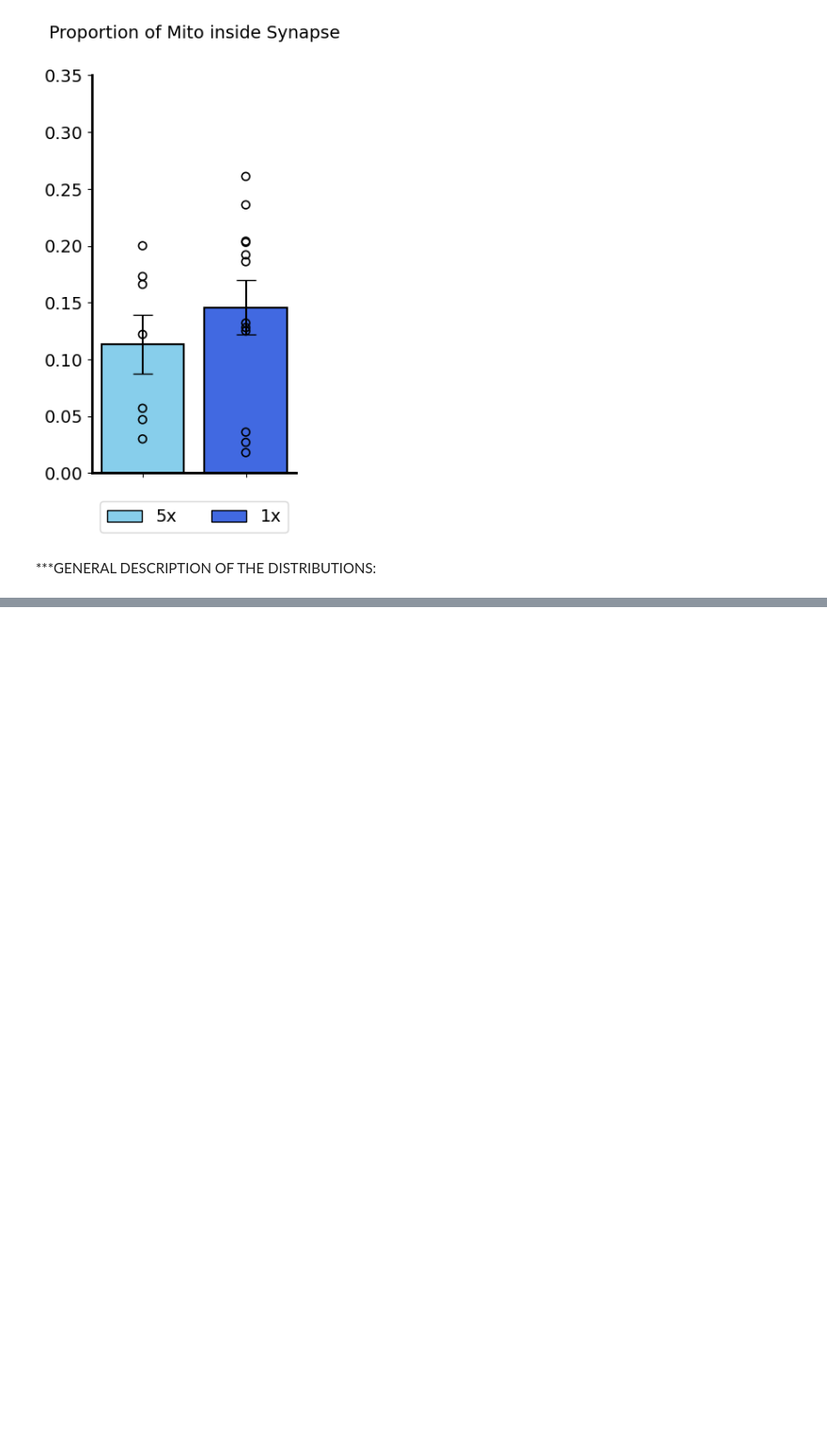
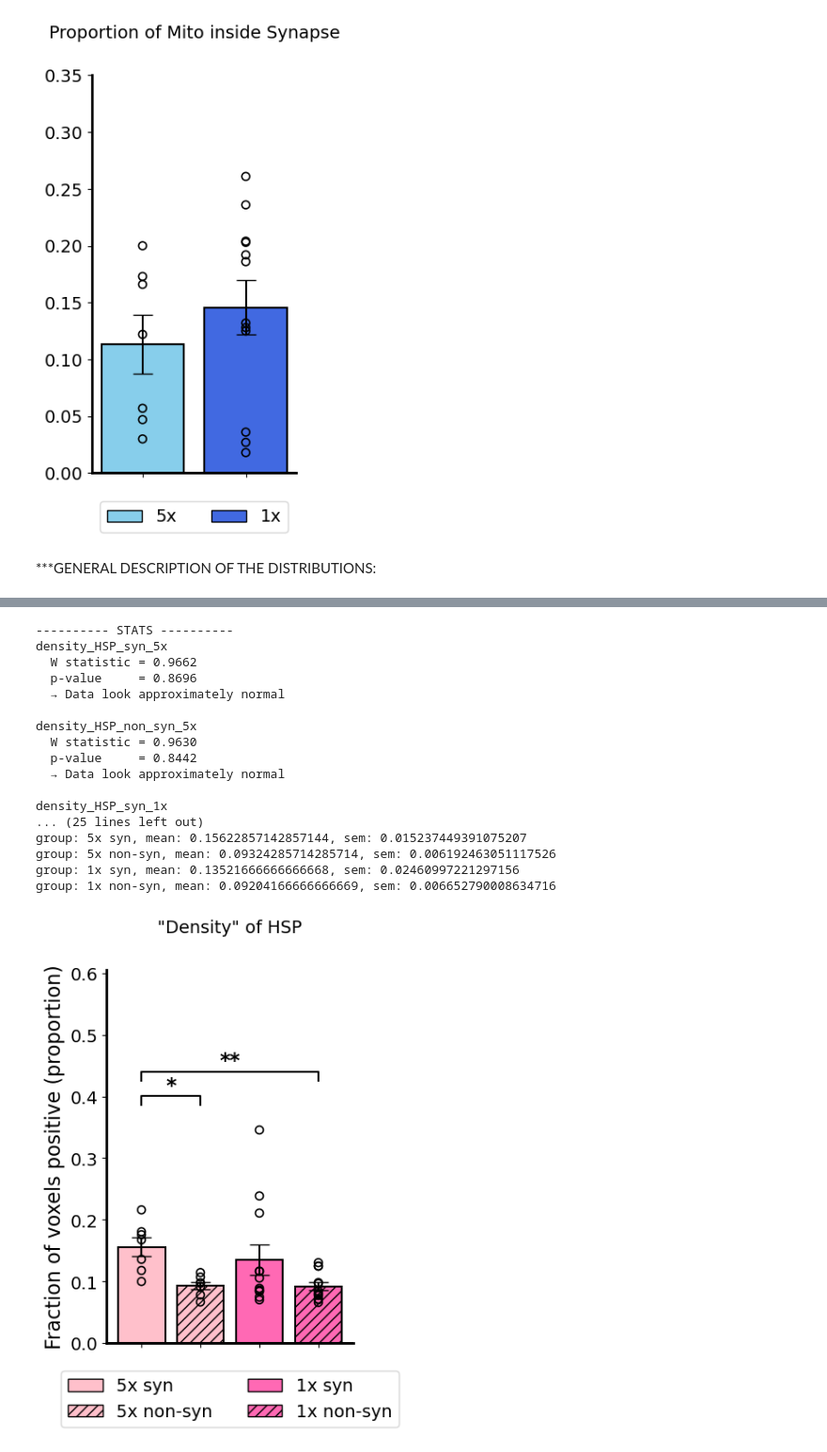
Before and after one commit to gmalagonv/confocal, a Jupyter notebook: analysis_notebooks/pooled_results.ipynb, the cells around one changed output, grey strips where cells are left out. Shown at 94% size. Cells and saved outputs as stored; diff of their text form; code cells hidden in the pictures; blank space fills up the shorter version.

Commit message:
allmost all plots there. Better explanations

```diff
--- a/analysis_notebooks/pooled_results.ipynb
+++ b/analysis_notebooks/pooled_results.ipynb
@@ -392,7 +380,7 @@ for jj, col in enumerate(colmns2plot):
     bar_color = colors[jj]#colors[j][:len(colmns2plot)] * len(key_group)
     title = titles[jj]
 
-    fast_plotter(new_col_list, df= all_df, ylabel='',  labels=ks, bar_color=bar_color, title=title, quietStats=False, figsize=(3,6), legend=True)
+    fast_plotter(new_col_list, df= all_df, ylabel='', ylim=[0,0.35], labels=ks, bar_color=bar_color, title=title,title_font_size=14, quietStats=False, figsize=(3,6), legend=True)
 # %% [output]
    prop_MB-HSP_in_syn_5x  prop_MB-HSP_in_syn_1x
 0                  0.193                  0.251
@@ -545,0 +423,75 @@ group: density_Mito_non_syn_1x, mean: 0.14944166666666667, sem: 0.00365219855606
+# %%
+# density_HSP_* / density_Mito_* are defined in colocalization.py as
+# (channel-positive voxels) / (voxels in that compartment) -- i.e. the fraction of
+# the synaptic/non-synaptic compartment's volume that is channel-positive. That's a
+# dimensionless proportion (0-1), not a physical density -- labelled accordingly below,
+# and "Density" is kept in quotes in the titles for the same reason.
+#
+# Uses fast_plotter (not plot_bars_with_sem3) so significance testing runs
+# automatically (normality/variance checks -> ANOVA+Tukey or Mann-Whitney/Kruskal as
+# appropriate, with significance brackets drawn on the plot).
+
+df_dict = df_separator(pooled)
+
+density_ylabel = 'Fraction of voxels positive (proportion)'
+bar_labels = ['5x syn', '5x non-syn', '1x syn', '1x non-syn']
+
+def _build_all_df(col_syn, col_non_syn):
+    col_data = {}
+    new_col_list = []
+    for k in ['5x', '1x']:
+        df_k = df_dict[k]
+        for col in (col_syn, col_non_syn):
+            new_col = f"{col}_{k}"
+            new_col_list.append(new_col)
+            col_data[new_col] = df_k[col].reset_index(drop=True)
+    return pd.concat(col_data, axis=1), new_col_list
+
+all_df_hsp, cols_hsp = _build_all_df('density_HSP_syn', 'density_HSP_non_syn')
+all_df_mito, cols_mito = _build_all_df('density_Mito_syn', 'density_Mito_non_syn')
+
+# Shared y-limit across both figures: take the larger data max of the two (nanmax --
+# a sample with zero synaptic or non-synaptic voxels gets NaN from colocalization.py's
+# density calculation, and plain .max() would propagate that NaN into the axis limit),
+# and reserve headroom using the same formula fast_plotter itself uses for
+# significance brackets (data_max + 0.1 + 0.04 per bracket), capped at up to 4
+# brackets so it stays correct regardless of exactly which comparisons are significant.
+shared_max = max(np.nanmax(all_df_hsp[cols_hsp].to_numpy()), np.nanmax(all_df_mito[cols_mito].to_numpy()))
+shared_ylim = [0, shared_max + 0.1 + 0.04 * 4]
+
+# Figure 1: Density of HSP
+fast_plotter(
+    cols_hsp, df=all_df_hsp, ylabel=density_ylabel, labels=bar_labels,
+    bar_color=['pink', 'pink', 'hotpink', 'hotpink'],
+    pattern=['', '///', '', '///'],
+    title='"Density" of HSP', figsize=(4, 6), ylim=shared_ylim,
+    legend=True, quietStats=False,
+)
+
+# Figure 2: Density of Mito
+fast_plotter(
+    cols_mito, df=all_df_mito, ylabel=density_ylabel, labels=bar_labels,
+    bar_color=['skyblue', 'skyblue', 'royalblue', 'royalblue'],
+    pattern=['', '///', '', '///'],
+    title='"Density" of Mito', figsize=(4, 6), ylim=shared_ylim,
+    legend=True, quietStats=False,
+)
+# %% [output]
+---------- STATS ----------
+density_HSP_syn_5x
+  W statistic = 0.9662
+  p-value     = 0.8696
+  → Data look approximately normal
+
+density_HSP_non_syn_5x
+  W statistic = 0.9630
+  p-value     = 0.8442
+  → Data look approximately normal
+
+density_HSP_syn_1x
+... (25 lines left out)
+group: 5x syn, mean: 0.15622857142857144, sem: 0.015237449391075207
+group: 5x non-syn, mean: 0.09324285714285714, sem: 0.006192463051117526
+group: 1x syn, mean: 0.13521666666666668, sem: 0.02460997221297156
+group: 1x non-syn, mean: 0.09204166666666669, sem: 0.006652790008634716
+[figure, added]
```
Also changed, not shown: parts of 11 cells of this notebook, 4 other files.
